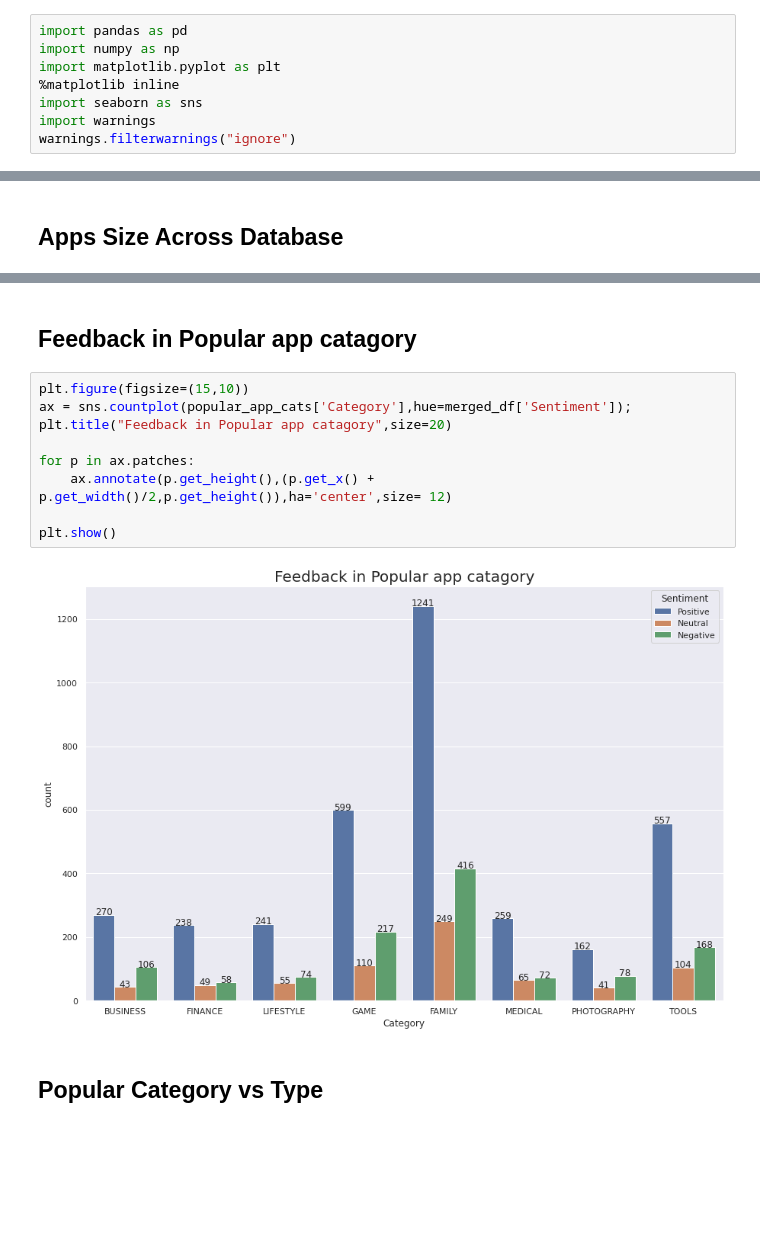
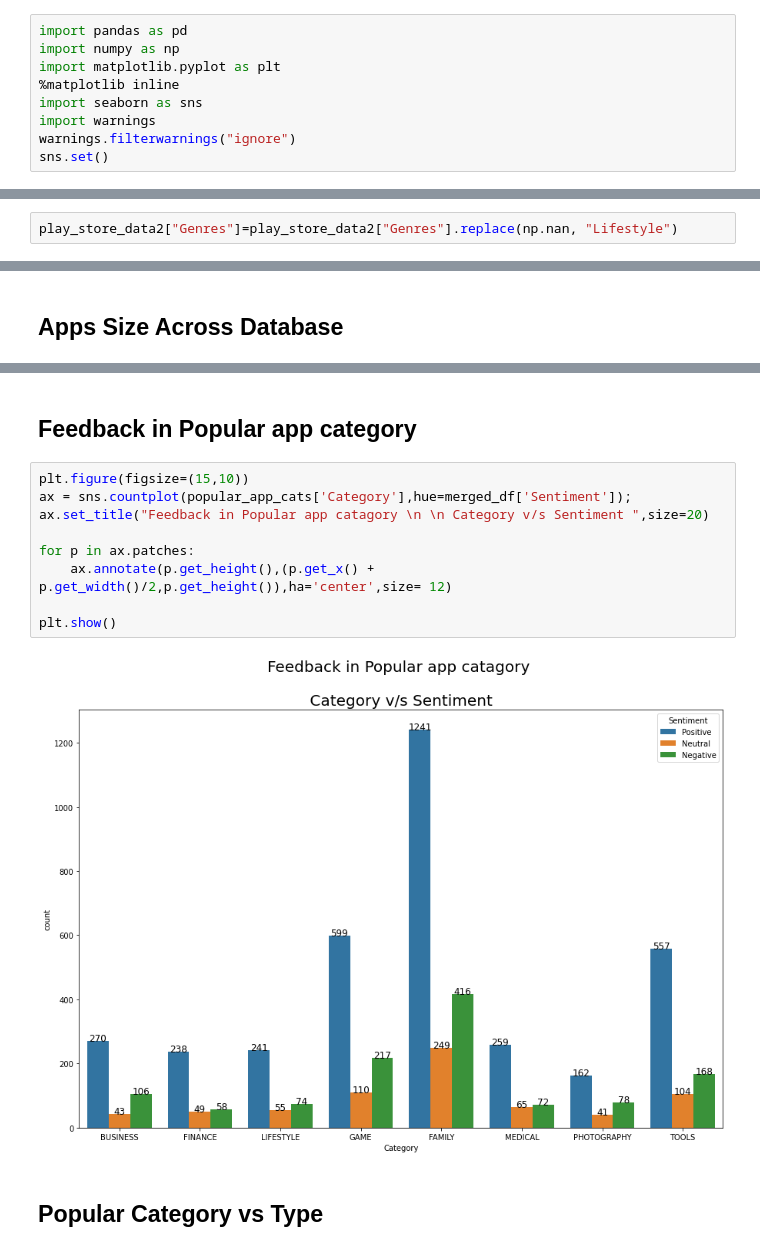
Before and after one commit to Shreya-data/Play-Store-App-Reviews-Analysis, a Jupyter notebook: playstore_Reviews.ipynb, the cells around one changed output, grey strips where cells are left out. Drawn from its saved outputs; the diff is of its cells as text; blank space fills up the shorter version.

```diff
--- a/playstore_Reviews.ipynb
+++ b/playstore_Reviews.ipynb
@@ -8,6 +8,7 @@ import matplotlib.pyplot as plt
 import seaborn as sns
 import warnings
 warnings.filterwarnings("ignore")
+sns.set()
 # %%
 from google.colab import drive
 drive.mount('/content/drive')
@@ -565,0 +590,2 @@ play_store_data2['Content Rating'].isnull().sum()
+# %%
+play_store_data2["Genres"]=play_store_data2["Genres"].replace(np.nan, "Lifestyle")
@@ -906,17 +989,17 @@ plt.show()
 # %% [markdown]
-**Feedback in Popular app catagory**
+**Feedback in Popular app category**
 --
 # %%
 plt.figure(figsize=(15,10))
 ax = sns.countplot(popular_app_cats['Category'],hue=merged_df['Sentiment']);
-plt.title("Feedback in Popular app catagory",size=20)
+ax.set_title("Feedback in Popular app catagory \n \n Category v/s Sentiment ",size=20)
 
 for p in ax.patches:
     ax.annotate(p.get_height(),(p.get_x() + p.get_width()/2,p.get_height()),ha='center',size= 12)
 
 plt.show()
 # %% [output]
-[figure, old version]
+[figure, new version]
 # %% [markdown]
 **Popular Category vs Type**
 --
```
Also changed, not shown: parts of 42 cells of this notebook.
